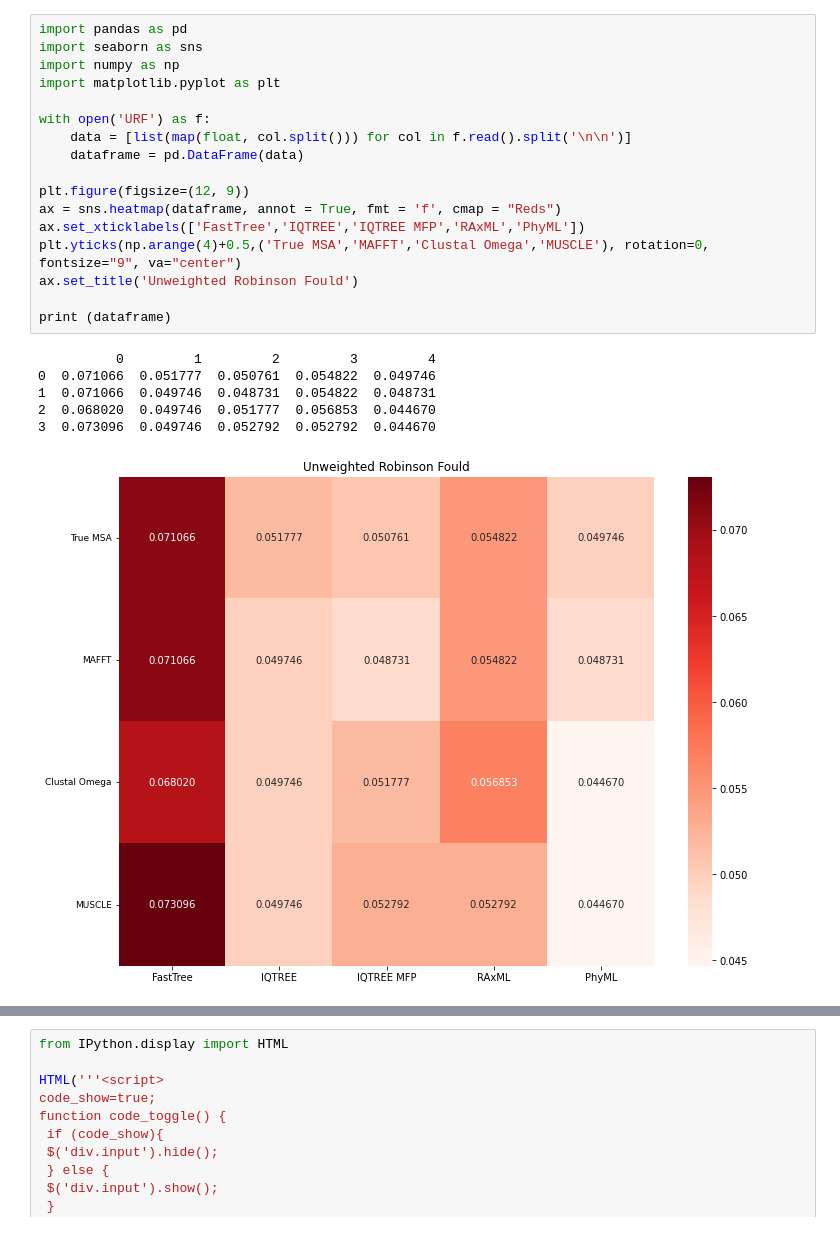
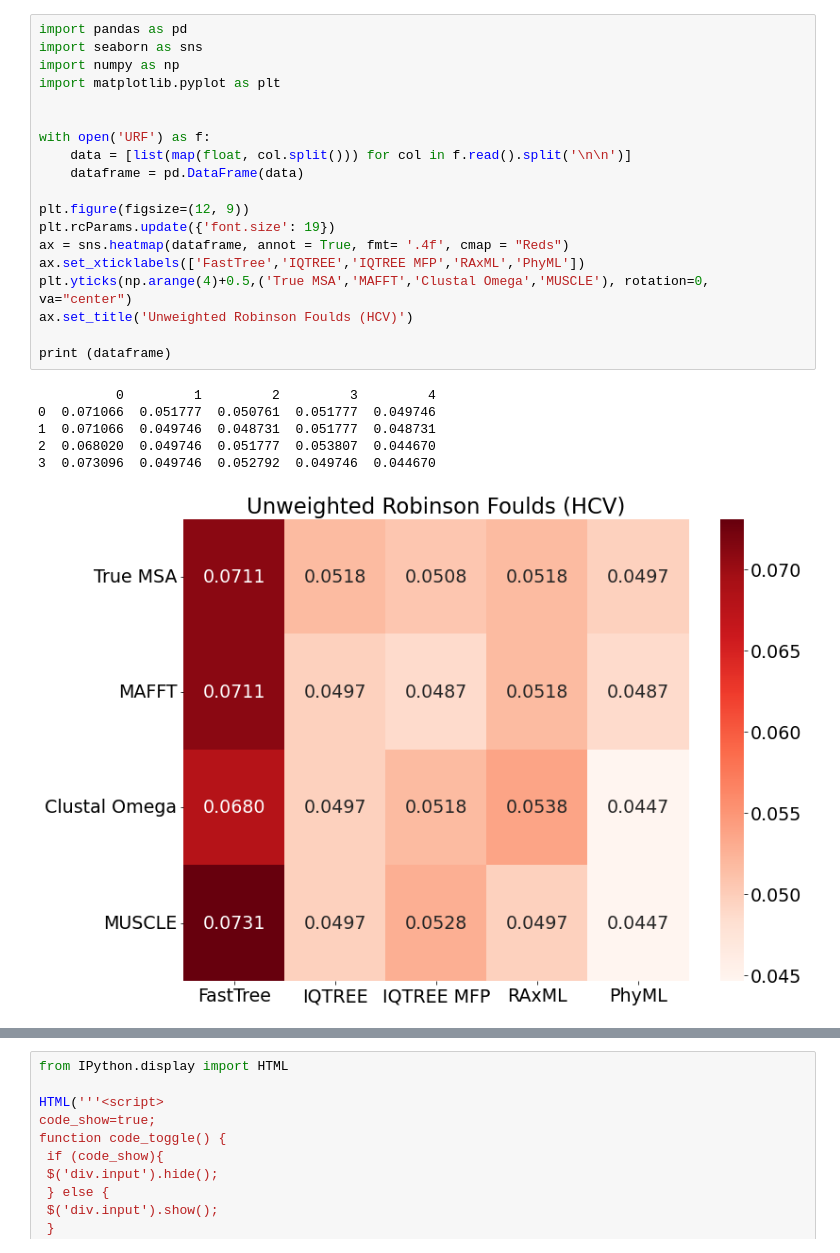
Before and after one commit to Cyoung02/Phylogenetic-Inference-Benchmarking, a Jupyter notebook: figures/heatmaps/regualarmetrics/hcv/HCV Heatmaps.ipynb, the cells around one changed output, grey strips where cells are left out. Cells and saved outputs as stored; diff of their text form.

Commit message:
updates figures

```diff
--- a/figures/heatmaps/regualarmetrics/hcv/HCV Heatmaps.ipynb
+++ b/figures/heatmaps/regualarmetrics/hcv/HCV Heatmaps.ipynb
@@ -1,27 +1,29 @@
 # %%
 import pandas as pd
 import seaborn as sns
 import numpy as np
 import matplotlib.pyplot as plt
 
+
 with open('URF') as f:
     data = [list(map(float, col.split())) for col in f.read().split('\n\n')]
     dataframe = pd.DataFrame(data)
 
 plt.figure(figsize=(12, 9))
-ax = sns.heatmap(dataframe, annot = True, fmt = 'f', cmap = "Reds")
+plt.rcParams.update({'font.size': 19})
+ax = sns.heatmap(dataframe, annot = True, fmt= '.4f', cmap = "Reds")
 ax.set_xticklabels(['FastTree','IQTREE','IQTREE MFP','RAxML','PhyML'])
-plt.yticks(np.arange(4)+0.5,('True MSA','MAFFT','Clustal Omega','MUSCLE'), rotation=0, fontsize="9", va="center")
-ax.set_title('Unweighted Robinson Fould')
+plt.yticks(np.arange(4)+0.5,('True MSA','MAFFT','Clustal Omega','MUSCLE'), rotation=0, va="center")
+ax.set_title('Unweighted Robinson Foulds (HCV)')
 
 print (dataframe)
 # %% [output]
           0         1         2         3         4
-0  0.071066  0.051777  0.050761  0.054822  0.049746
-1  0.071066  0.049746  0.048731  0.054822  0.048731
-2  0.068020  0.049746  0.051777  0.056853  0.044670
-3  0.073096  0.049746  0.052792  0.052792  0.044670
+0  0.071066  0.051777  0.050761  0.051777  0.049746
+1  0.071066  0.049746  0.048731  0.051777  0.048731
+2  0.068020  0.049746  0.051777  0.053807  0.044670
+3  0.073096  0.049746  0.052792  0.049746  0.044670
-[figure, old version]
+[figure, new version]
 # %%
 import pandas as pd
 import seaborn as sns
```
Also changed, not shown: parts of 4 cells of this notebook, 44 other files.
